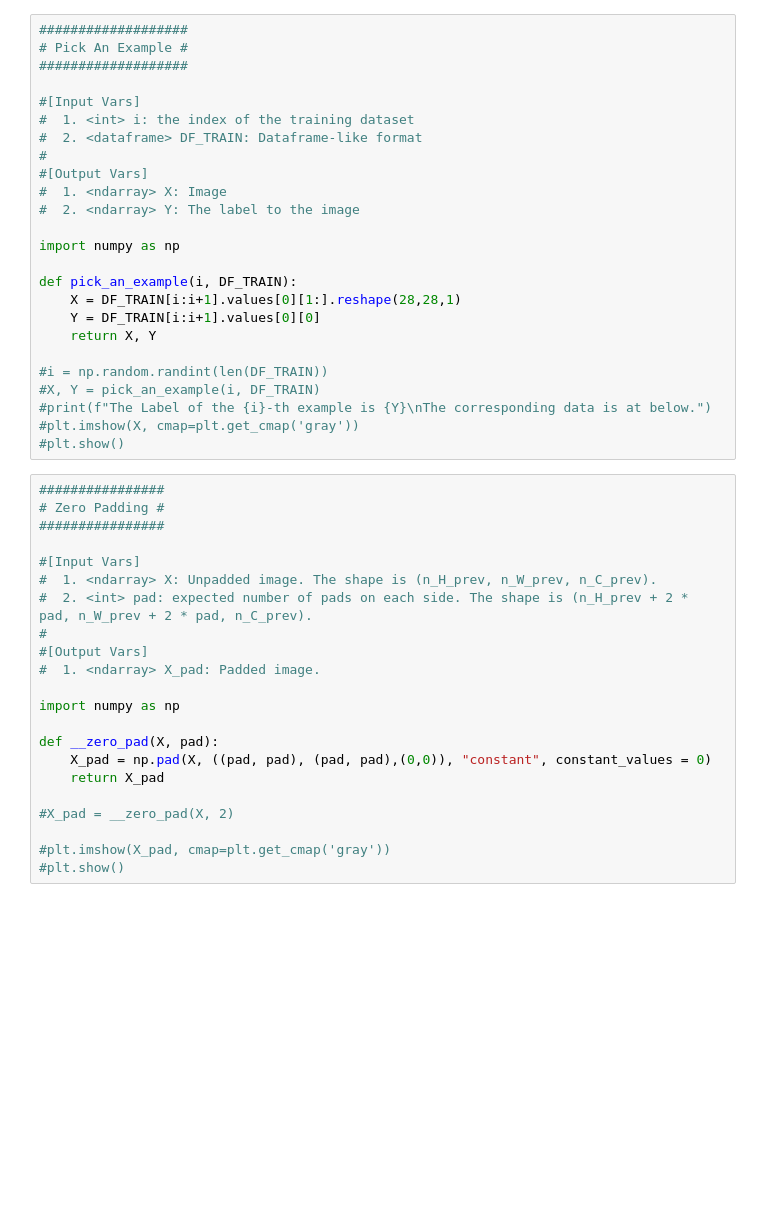
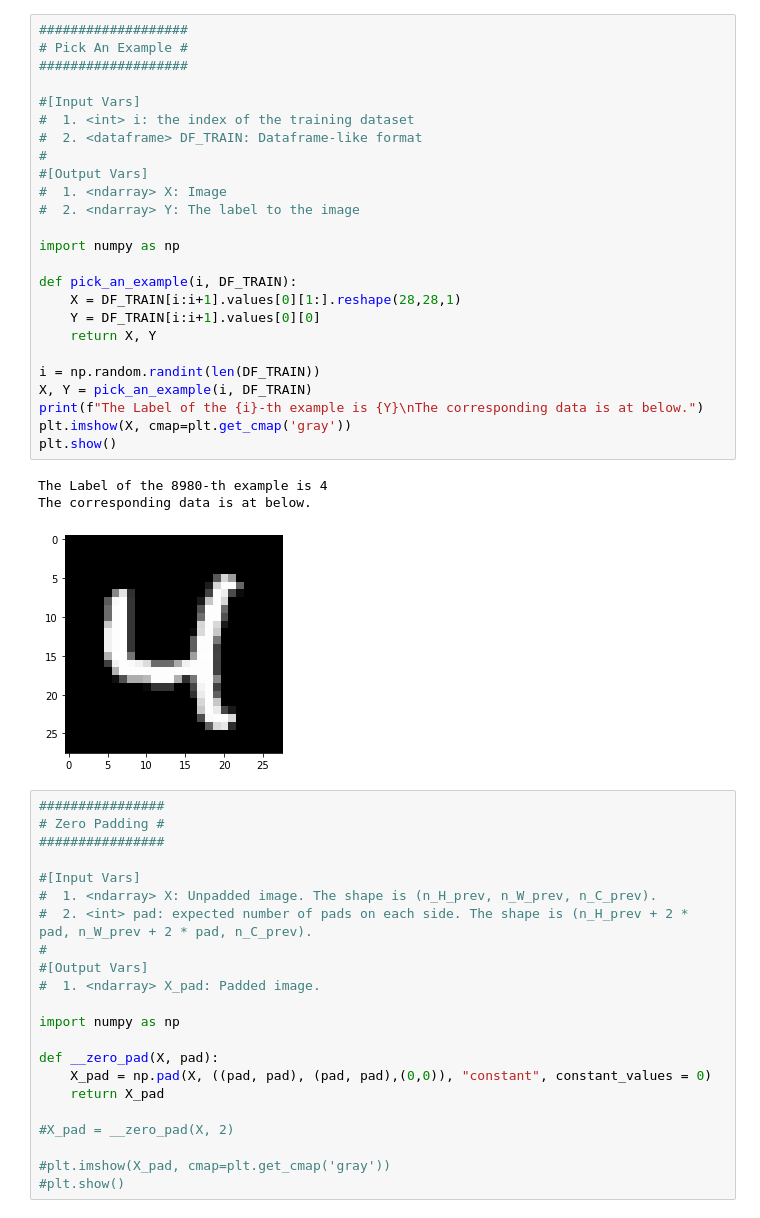
Before and after one commit to Ratherman/AI, a Jupyter notebook: DeepLearning/HW3/LeNet.ipynb, the cells around one changed output. Drawn from its saved outputs; the diff is of its cells as text; blank space fills up the shorter version.

```diff
--- a/DeepLearning/HW3/LeNet.ipynb
+++ b/DeepLearning/HW3/LeNet.ipynb
@@ -1,28 +1,32 @@
 # %%
 ###################
 # Pick An Example #
 ###################
 
 #[Input Vars]
 #  1. <int> i: the index of the training dataset
 #  2. <dataframe> DF_TRAIN: Dataframe-like format
 #
 #[Output Vars]
 #  1. <ndarray> X: Image
 #  2. <ndarray> Y: The label to the image
 
 import numpy as np
 
 def pick_an_example(i, DF_TRAIN):
     X = DF_TRAIN[i:i+1].values[0][1:].reshape(28,28,1)
     Y = DF_TRAIN[i:i+1].values[0][0]
     return X, Y
 
-#i = np.random.randint(len(DF_TRAIN))
-#X, Y = pick_an_example(i, DF_TRAIN)
-#print(f"The Label of the {i}-th example is {Y}\nThe corresponding data is at below.")
-#plt.imshow(X, cmap=plt.get_cmap('gray'))
-#plt.show()
+i = np.random.randint(len(DF_TRAIN))
+X, Y = pick_an_example(i, DF_TRAIN)
+print(f"The Label of the {i}-th example is {Y}\nThe corresponding data is at below.")
+plt.imshow(X, cmap=plt.get_cmap('gray'))
+plt.show()
+# %% [output]
+The Label of the 8980-th example is 4
+The corresponding data is at below.
+[figure, added]
 # %%
 ################
 # Zero Padding #
```
Also changed, not shown: parts of 3 cells of this notebook, 1 other file.
